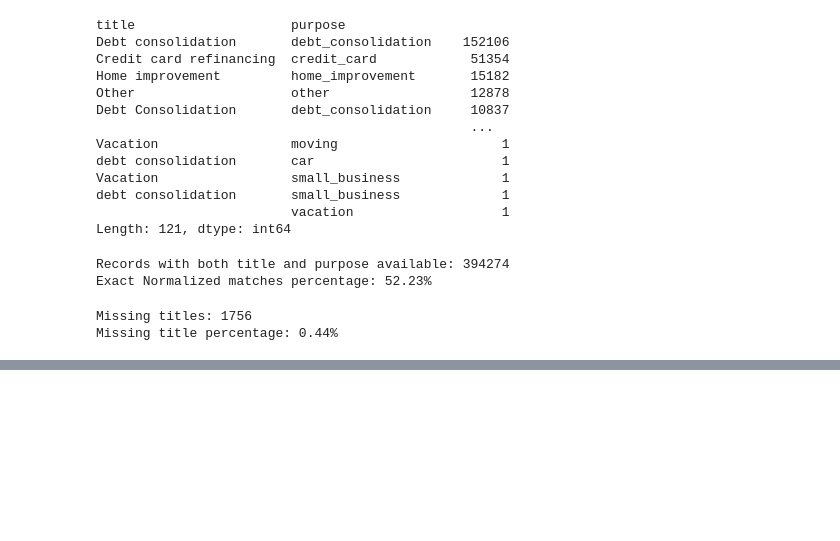
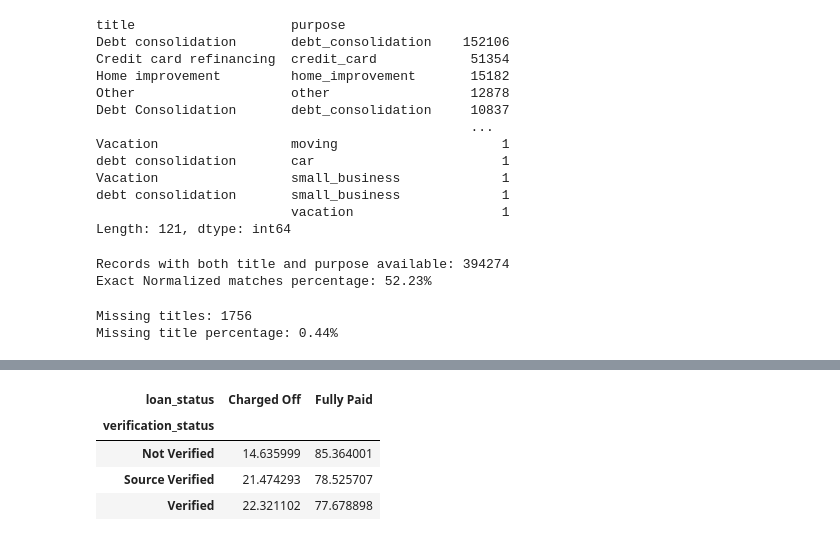
Before and after one commit to sri9079/Loan_tap, a Jupyter notebook: loan_tap_Case Study.ipynb, the cells around one changed output, grey strips where cells are left out. Saved outputs shown, nothing was run; the diff lists cells and outputs as text; code cells hidden in the pictures; blank space fills up the shorter version.

Commit message:
data quality checks complete

```diff
--- a/loan_tap_Case Study.ipynb
+++ b/loan_tap_Case Study.ipynb
@@ -1639,0 +1757,8 @@ Treatment:	Deferred to feature engineering
+# %%
+pd.crosstab(data['verification_status'], data['loan_status'], normalize='index') * 100
+# %% [output]
+| loan_status | Charged Off | Fully Paid |
+| verification_status |  |  |
+| Not Verified | 14.635999 | 85.364001 |
+| Source Verified | 21.474293 | 78.525707 |
+| Verified | 22.321102 | 77.678898 |
```
Also changed, not shown: parts of 16 cells of this notebook.
